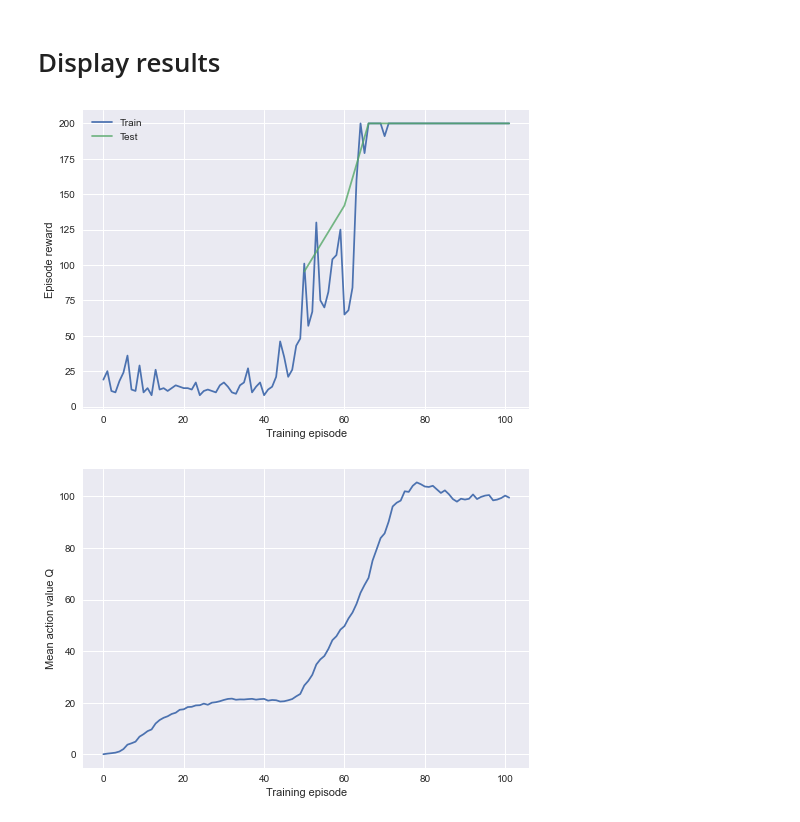
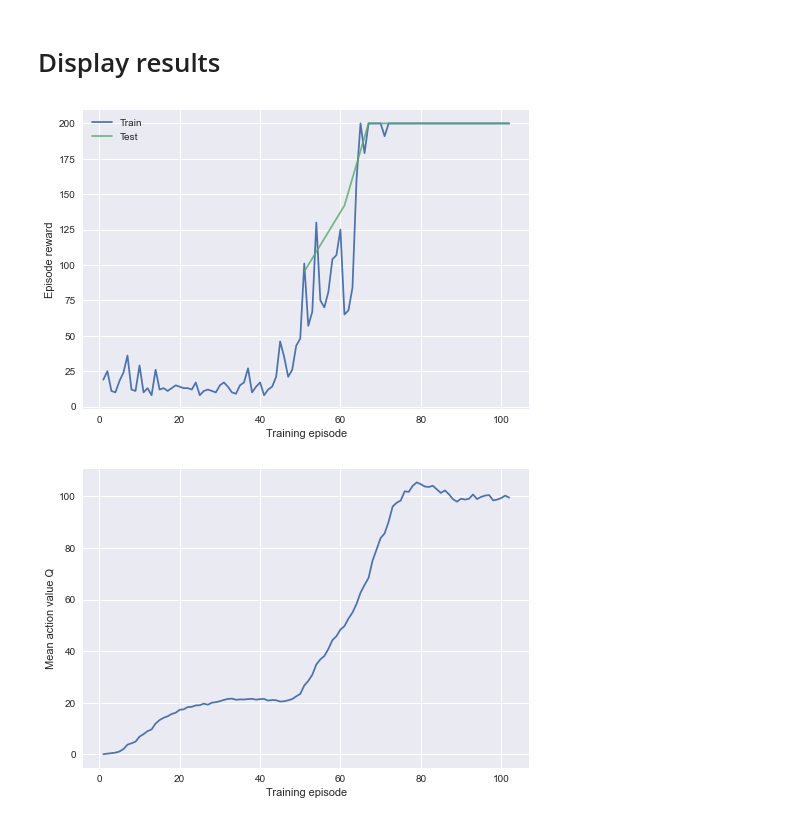
Before and after one commit to allglc/drl, a Jupyter notebook: code/DQN_CartPole.ipynb, the cells around one changed output. Drawn from its saved outputs; the diff is of its cells as text; code cells hidden in the pictures.

Commit message:
add DQN results

```diff
--- a/code/DQN_CartPole.ipynb
+++ b/code/DQN_CartPole.ipynb
@@ -117,21 +118,20 @@ Wall time: 1min 26s
 # Display results
 # %%
 monitor_train = pd.read_csv(path_results_exp / 'monitor_train.csv', index_col=0)
-monitor_test = pd.read_csv(path_results_exp / 'monitor_test.csv', index_col=0)
 
 plt.figure()
-plt.plot(monitor_train['reward'], label='Train')
-plt.plot(monitor_test['reward'], label='Test', alpha=0.8)
+plt.plot(monitor_train.index, monitor_train['train_reward'], label='Train')
+plt.plot(monitor_train.index, monitor_train['test_reward'].interpolate(), label='Test', alpha=0.8)
 plt.legend()
 plt.xlabel('Training episode')
 plt.ylabel('Episode reward')
 plt.savefig(path_results_exp / 'training_curve.png', transparent=False)
 
 plt.figure()
-plt.plot(monitor_train['mean_Q'])
+plt.plot(monitor_train.index, monitor_train['mean_Q'])
 plt.xlabel('Training episode')
 plt.ylabel('Mean action value Q')
 plt.savefig(path_results_exp / 'mean_Q.png', transparent=False)
 # %% [output]
-[figure, old version]
+[figure, new version]
-[figure, old version]
+[figure, new version]
```
Also changed, not shown: parts of 2 cells of this notebook, 4 other files.
